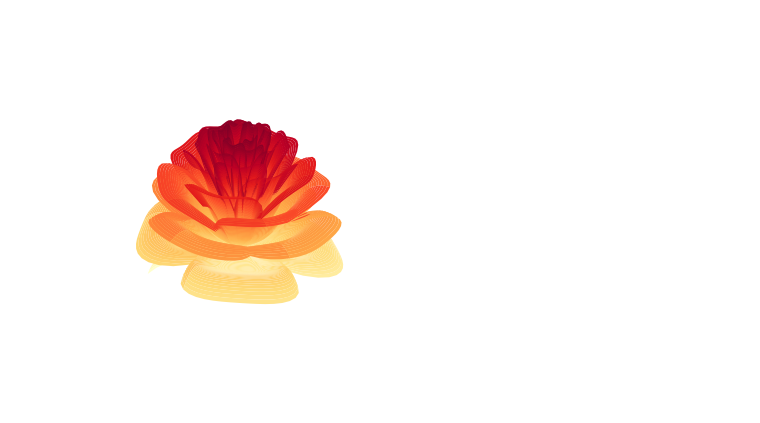
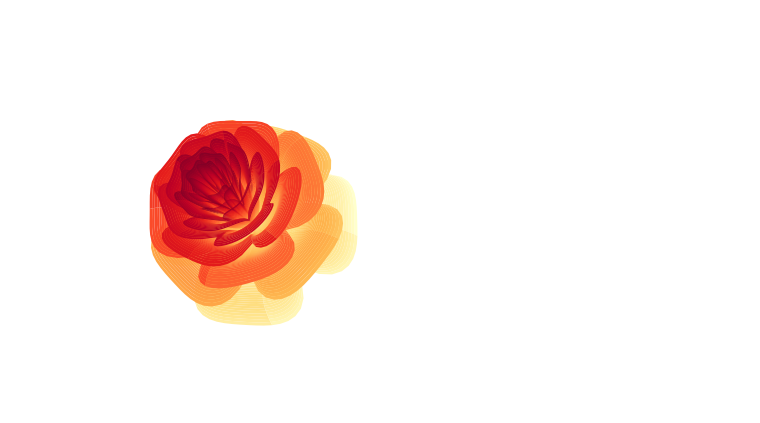
Before and after one commit to kobong8/PublicSandbox, a Jupyter notebook: visualization/test_3d_flower/test_3d_flower_02.ipynb, the cells around one changed output. Saved outputs shown, nothing was run; the diff lists cells and outputs as text; code cells hidden in the pictures.

```diff
--- a/visualization/test_3d_flower/test_3d_flower_02.ipynb
+++ b/visualization/test_3d_flower/test_3d_flower_02.ipynb
@@ -28,7 +28,8 @@ red_map[:, 0] = np.linspace(1, 0.25, 10)
 # %%
 fig, ax = plt.subplots(subplot_kw={"projection": "3d"})
 surf = ax.plot_surface(X, Y, Z, cmap=cm.YlOrRd)
+ax.view_init(elev=60, azim=90, roll=45)
 plt.axis('off')
 plt.grid(b=None)
 # %% [output]
-[figure, old version]
+[figure, new version]
```
Also changed, not shown: 1 other file.
